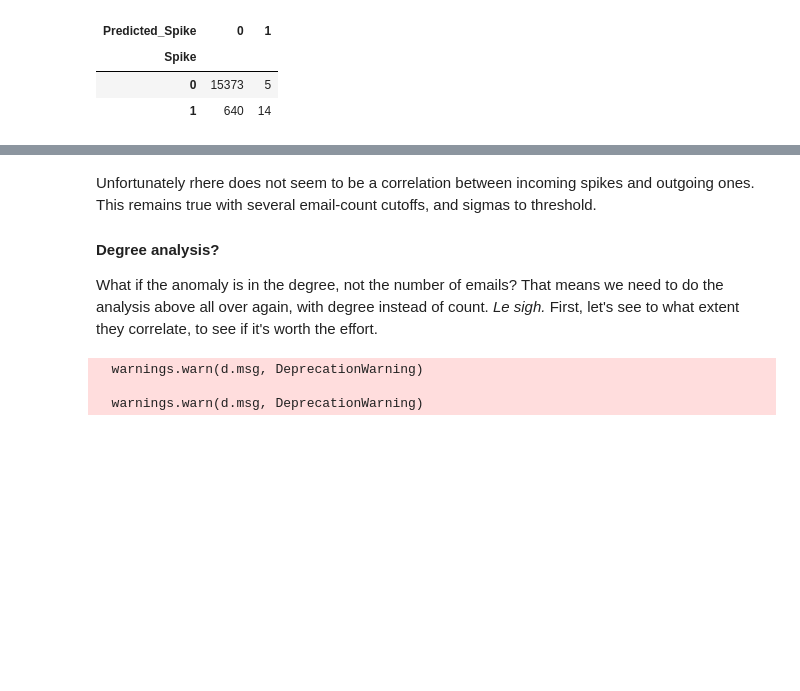
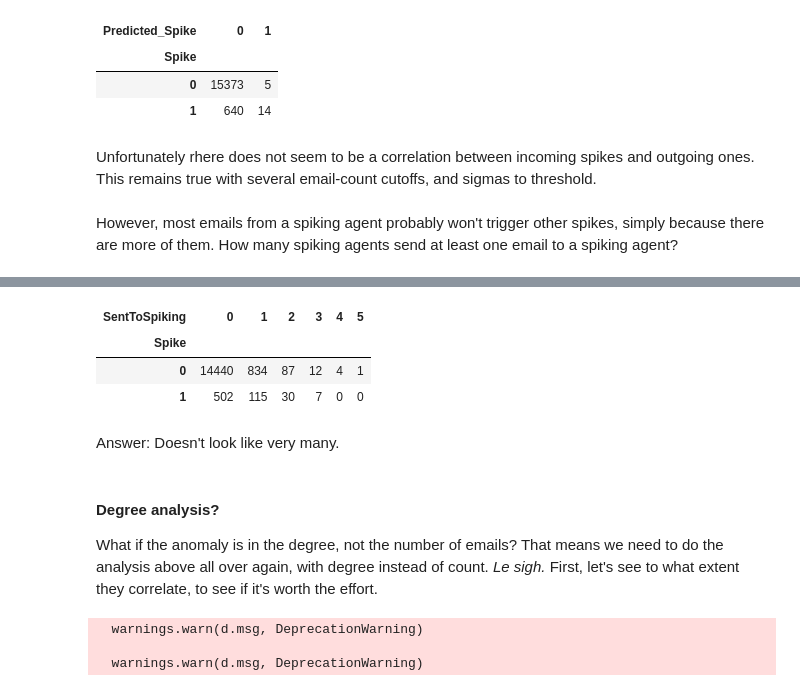
Before and after one commit to dmasad/Enron-Project, a Jupyter notebook: Email Pace Analysis.ipynb, the cells around one changed output, grey strips where cells are left out. Saved outputs shown, nothing was run; the diff lists cells and outputs as text; code cells hidden in the pictures; blank space fills up the shorter version.

```diff
--- a/Email Pace Analysis.ipynb
+++ b/Email Pace Analysis.ipynb
@@ -452,3 +452,23 @@ pandas.crosstab(key_actors.Spike, key_actors.Predicted_Spike)
 | Spike |  |  |
 | 0 | 15373 | 5 |
 | 1 | 640 | 14 |
+# %% [markdown]
+Unfortunately rhere does not seem to be a correlation between incoming spikes and outgoing ones. This remains true with several email-count cutoffs, and sigmas to threshold.
+# %% [markdown]
+However, most emails from a spiking agent probably won't trigger other spikes, simply because there are more of them. How many spiking agents send at least one email to a spiking agent?
+# %%
+key_actors["SentToSpiking"] = 0
+
+
+for row in daily_dyads.iterrows():
+    row = row[1]
+    #if row["Spike"] == 0: continue
+    to = row["To"]
+    date = row["Date"]
+    temp = key_actors[(key_actors.Actor == to) & (key_actors.Date > date)]
+    next_date = temp.Date.min()
+    if key_actors["Spike"][(key_actors.Actor == to) & (key_actors.Date == next_date)] == 1:
+        key_actors["SentToSpiking"][(key_actors.Actor == row["From"]) & (key_actors.Date == date)] += 1
+# %%
+pandas.crosstab(key_actors.Spike, key_actors.SentToSpiking)
+# %% [output]
@@ -455,6 +478,10 @@ pandas.crosstab(key_actors.Spike, key_actors.Predicted_Spike)
+| SentToSpiking | 0 | 1 | 2 | 3 | 4 | 5 |
+| Spike |  |  |  |  |  |  |
+| 0 | 14440 | 834 | 87 | 12 | 4 | 1 |
+| 1 | 502 | 115 | 30 | 7 | 0 | 0 |
+# %% [markdown]
+Answer: Doesn't look like very many.
 # %% [markdown]
-Unfortunately rhere does not seem to be a correlation between incoming spikes and outgoing ones. This remains true with several email-count cutoffs, and sigmas to threshold.
-
 #### Degree analysis?
 What if the anomaly is in the degree, not the number of emails? That means we need to do the analysis above all over again, with degree instead of count. *Le sigh.* First, let's see to what extent they correlate, to see if it's worth the effort.
 # %%
```
Also changed, not shown: parts of 7 cells of this notebook.
